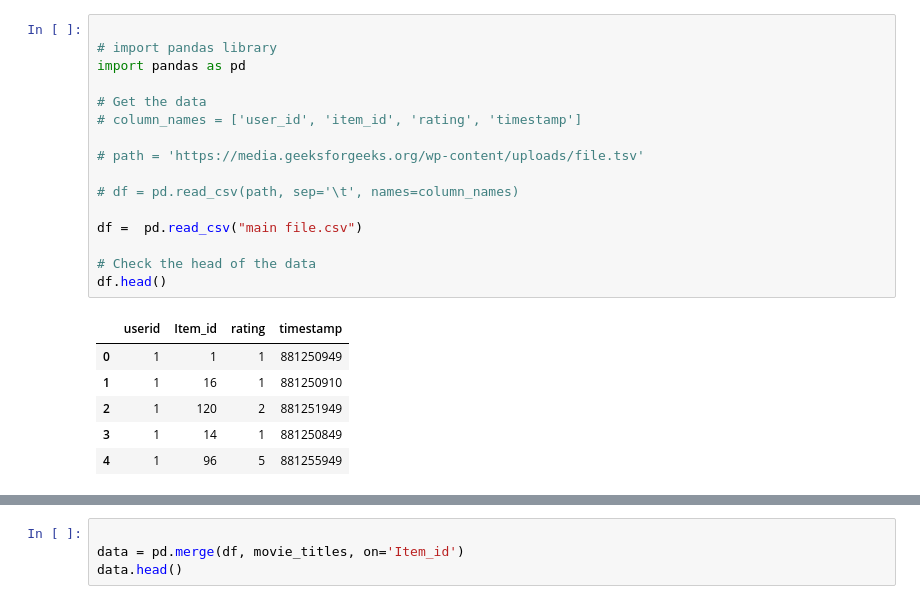
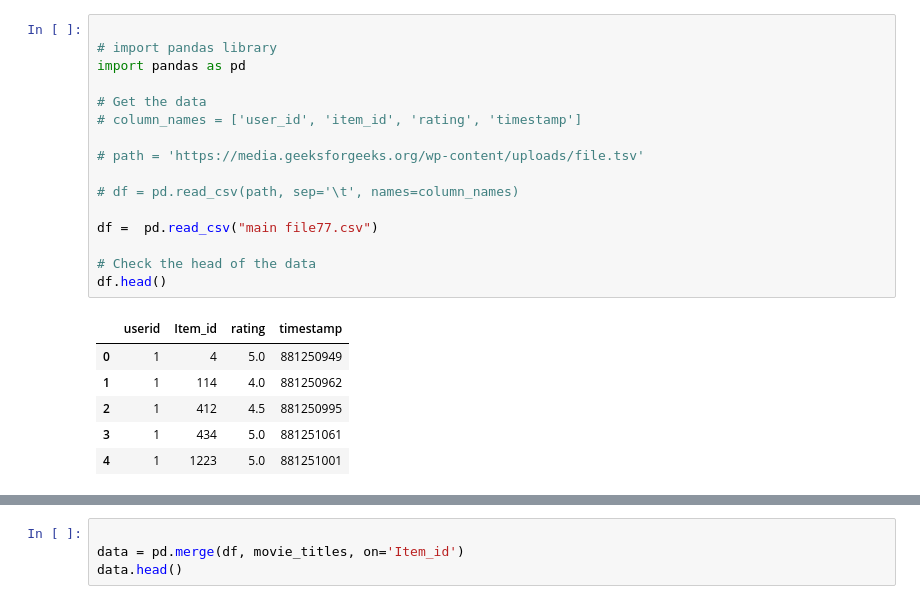
Before and after one commit to bharathbiju/recommendation, a Jupyter notebook: RecommendationSystem.ipynb, the cells around one changed output, grey strips where cells are left out. Saved outputs shown, nothing was run; the diff lists cells and outputs as text.

```diff
--- a/RecommendationSystem.ipynb
+++ b/RecommendationSystem.ipynb
@@ -15,24 +15,24 @@ Saving main file.csv to main file (2).csv
 # %%
 
 # import pandas library
 import pandas as pd
 
 # Get the data
 # column_names = ['user_id', 'item_id', 'rating', 'timestamp']
 
 # path = 'https://media.geeksforgeeks.org/wp-content/uploads/file.tsv'
 
 # df = pd.read_csv(path, sep='\t', names=column_names)
 
-df =  pd.read_csv("main file.csv")
+df =  pd.read_csv("main file77.csv")
 
 # Check the head of the data
 df.head()
 # %% [output]
 |  | userid | Item_id | rating | timestamp |
-| 0 | 1 | 1 | 1 | 881250949 |
-| 1 | 1 | 16 | 1 | 881250910 |
-| 2 | 1 | 120 | 2 | 881251949 |
-| 3 | 1 | 14 | 1 | 881250849 |
-| 4 | 1 | 96 | 5 | 881255949 |
+| 0 | 1 | 4 | 5.0 | 881250949 |
+| 1 | 1 | 114 | 4.0 | 881250962 |
+| 2 | 1 | 412 | 4.5 | 881250995 |
+| 3 | 1 | 434 | 5.0 | 881251061 |
+| 4 | 1 | 1223 | 5.0 | 881251001 |
 # %%
```
Also changed, not shown: parts of 4 cells of this notebook.
